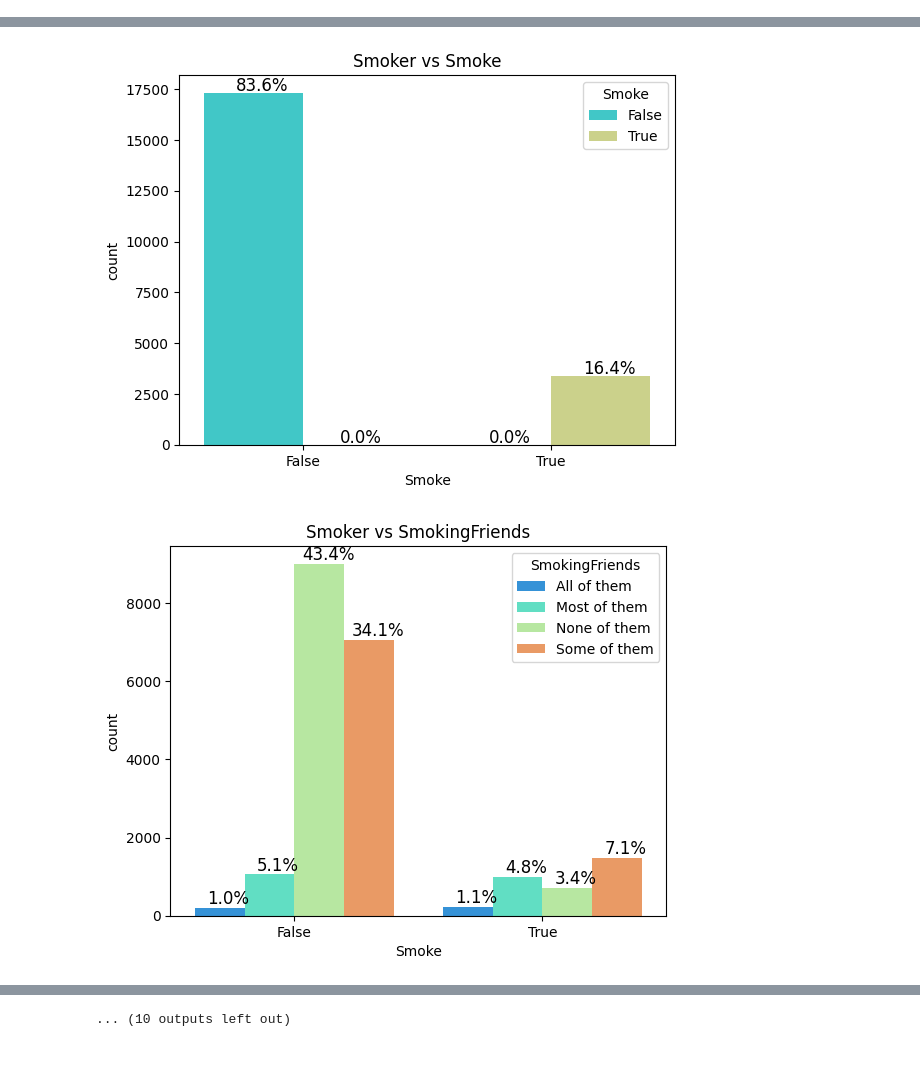
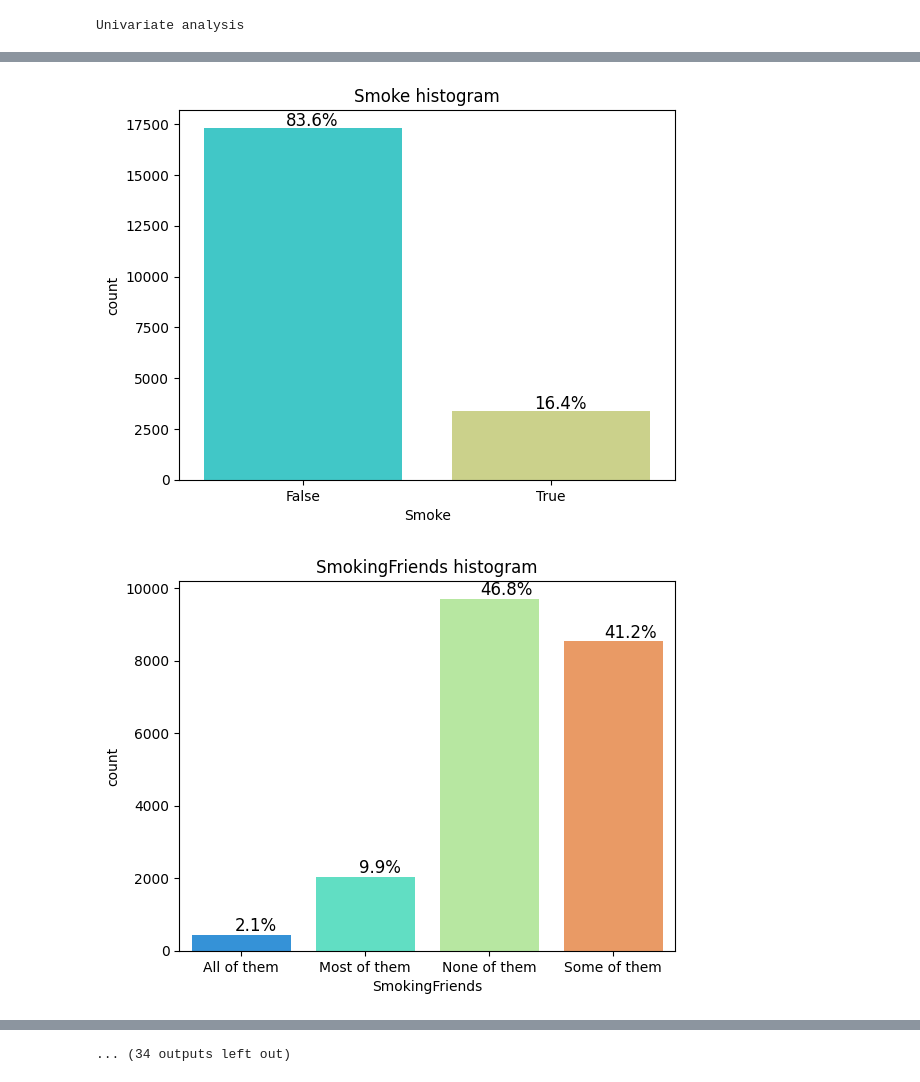
Before and after one commit to frazah/tobacco-analysis, a Jupyter notebook: src/notebooks/data_analysis.ipynb, the cells around one changed output, grey strips where cells are left out. Saved outputs shown, nothing was run; the diff lists cells and outputs as text; code cells hidden in the pictures.

Commit message:
updated data analyis

```diff
--- a/src/notebooks/data_analysis.ipynb
+++ b/src/notebooks/data_analysis.ipynb
@@ -46,11 +46,34 @@ dataset['SeenHealthWarnings'] = dataset['SeenHealthWarnings'].map(
      "Yes, but I didn't think much of them": "Yes, but I didn't think much of them",
      "No": "No",})
 
+# Univariate analysis
+print("Univariate analysis")
+
+# Bar plots
+for i, column in enumerate(list_of_columns):
+    ax=sns.countplot(x=column, data=dataset, palette='rainbow')
+    bar_perc(ax,dataset, dataset[column])
+    ax.set(title=f"{column} histogram");
+
+    #plt.savefig(f"../../data/processed/univariate_analyisis/{column}_histogram.png")
+    plt.show()
+
+# Multivariate analysis
+print("Multivariate analysis")
+
+# Correlation matrix and heatmap
+corr_matrix = dataset[list_of_columns].corr(numeric_only=True)
+plt.figure(figsize=(12, 8))
+sns.heatmap(corr_matrix, annot=True, cmap='crest', fmt=".2f")
+plt.show()
+
+# Bar plots
 for i, column in enumerate(list_of_columns):
     ax=sns.countplot(x='Smoke', hue=column, data=dataset, palette='rainbow', dodge=True)
     bar_perc(ax,dataset, dataset[column])
     ax.set(title=f"Smoker vs {column}");
 
-    plt.savefig(f"../../data/processed/multivariate_analyisis/{column}_histogram.png")
+    #plt.savefig(f"../../data/processed/multivariate_analyisis/{column}_histogram.png")
     plt.show()
 # %% [output]
+Univariate analysis
@@ -59,2 +82,2 @@ for i, column in enumerate(list_of_columns):
-[figure, old version]
+[figure, new version]
-[figure, old version]
+[figure, new version]
@@ -69 +91 @@ for i, column in enumerate(list_of_columns):
-... (10 outputs left out)
+... (34 outputs left out)
```
Also changed, not shown: parts of 1 cell of this notebook, 2 other files.
